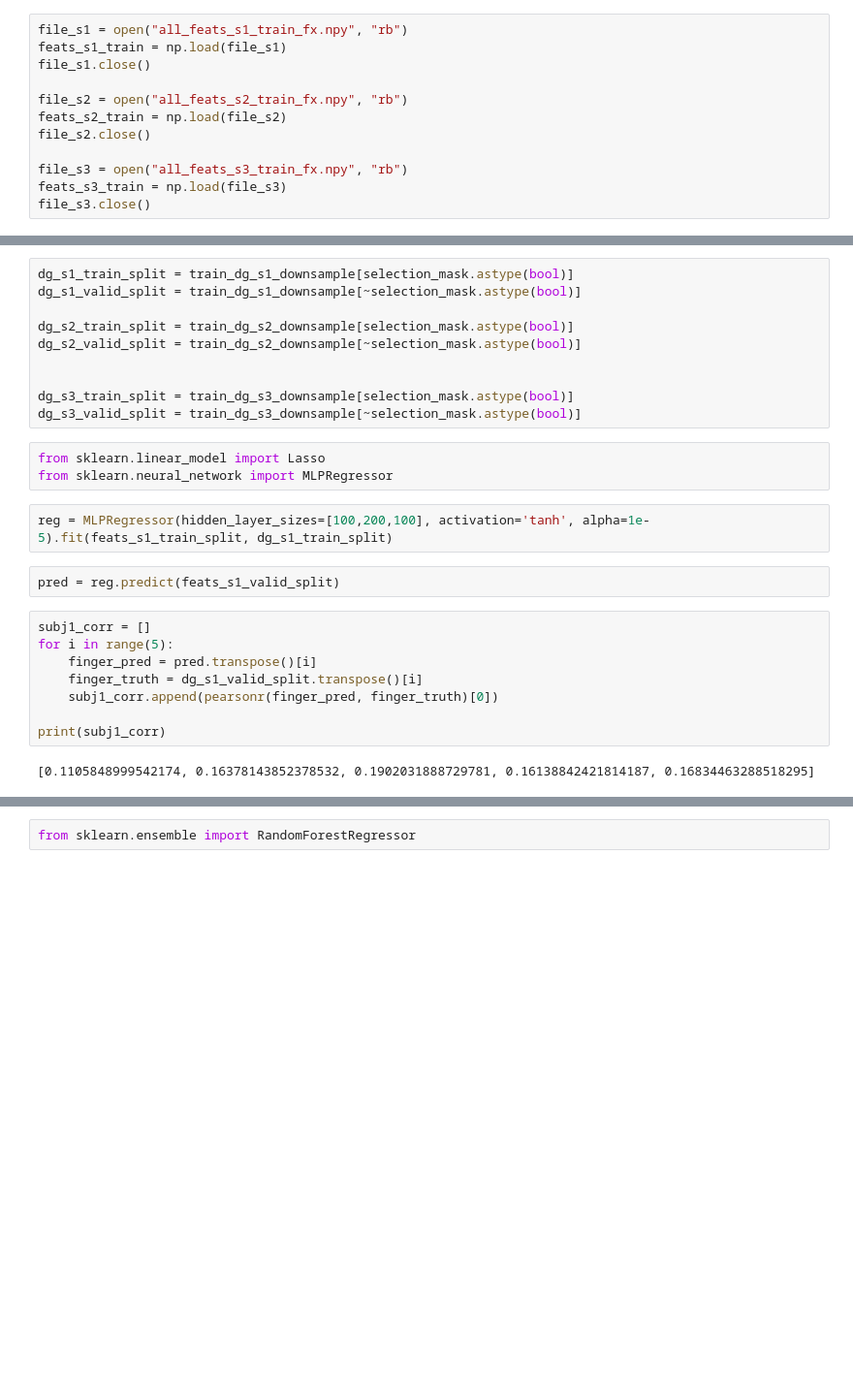
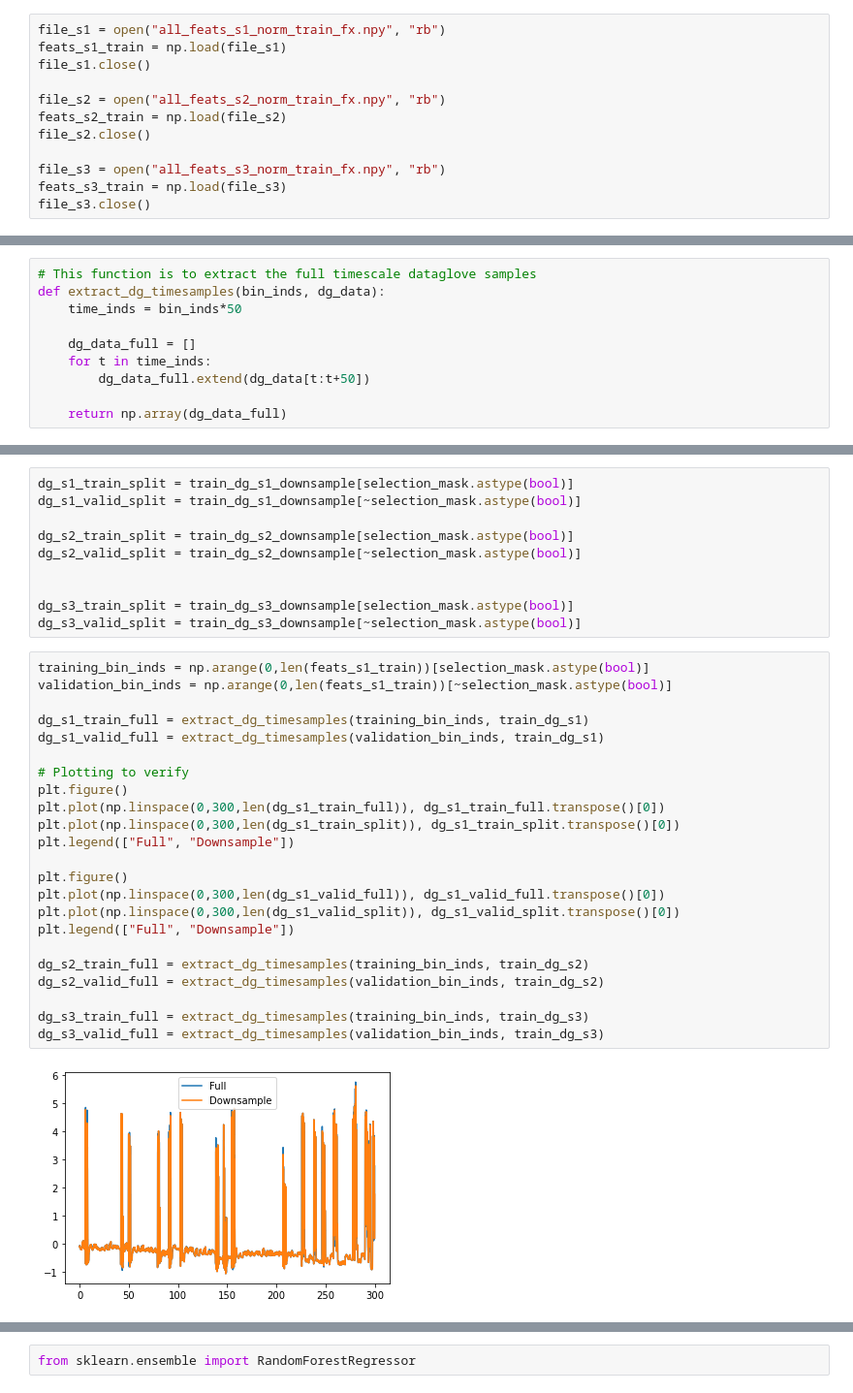
Before and after one commit to carlosaaguila/final_proj_BE521, a Jupyter notebook: regression_models_fredxu.ipynb, the cells around one changed output, grey strips where cells are left out. Shown: that part at 97% size. Drawn from its saved outputs; the diff is of its cells as text; blank space fills up the shorter version.

```diff
--- a/regression_models_fredxu.ipynb
+++ b/regression_models_fredxu.ipynb
@@ -25,14 +28,14 @@ train_dg_s3_downsample = train_dg_s3[::50][:-1]
 # print(feats_s1_train.shape)
 # plt.scatter(feats_s1_train[:,[0:]], train_dg_s1_downsample)
 # %%
-file_s1 = open("all_feats_s1_train_fx.npy", "rb")
+file_s1 = open("all_feats_s1_norm_train_fx.npy", "rb")
 feats_s1_train = np.load(file_s1)
 file_s1.close()
 
-file_s2 = open("all_feats_s2_train_fx.npy", "rb")
+file_s2 = open("all_feats_s2_norm_train_fx.npy", "rb")
 feats_s2_train = np.load(file_s2)
 file_s2.close()
 
-file_s3 = open("all_feats_s3_train_fx.npy", "rb")
+file_s3 = open("all_feats_s3_norm_train_fx.npy", "rb")
 feats_s3_train = np.load(file_s3)
 file_s3.close()
@@ -43,3 +80,13 @@ selection_mask[train_inds] = 1
+# %%
+# This function is to extract the full timescale dataglove samples
+def extract_dg_timesamples(bin_inds, dg_data):
+    time_inds = bin_inds*50
+
+    dg_data_full = []
+    for t in time_inds:
+        dg_data_full.extend(dg_data[t:t+50])
+
+    return np.array(dg_data_full)
 # %%
 feats_s1_train_split = feats_s1_train[selection_mask.astype(bool)]
 feats_s1_valid_split = feats_s1_train[~selection_mask.astype(bool)]
@@ -75,20 +122,28 @@ dg_s2_valid_split = train_dg_s2_downsample[~selection_mask.astype(bool)]
 
 dg_s3_train_split = train_dg_s3_downsample[selection_mask.astype(bool)]
 dg_s3_valid_split = train_dg_s3_downsample[~selection_mask.astype(bool)]
-# %%
-from sklearn.linear_model import Lasso
-from sklearn.neural_network import MLPRegressor
-# %%
-reg = MLPRegressor(hidden_layer_sizes=[100,200,100], activation='tanh', alpha=1e-5).fit(feats_s1_train_split, dg_s1_train_split)
-# %%
-pred = reg.predict(feats_s1_valid_split)
-# %%
-subj1_corr = []
-for i in range(5):
-    finger_pred = pred.transpose()[i]
-    finger_truth = dg_s1_valid_split.transpose()[i]
-    subj1_corr.append(pearsonr(finger_pred, finger_truth)[0])
-
-print(subj1_corr)
-# %% [output]
-[0.1105848999542174, 0.16378143852378532, 0.1902031888729781, 0.16138842421814187, 0.16834463288518295]
+# %%
+training_bin_inds = np.arange(0,len(feats_s1_train))[selection_mask.astype(bool)]
+validation_bin_inds = np.arange(0,len(feats_s1_train))[~selection_mask.astype(bool)]
+
+dg_s1_train_full = extract_dg_timesamples(training_bin_inds, train_dg_s1)
+dg_s1_valid_full = extract_dg_timesamples(validation_bin_inds, train_dg_s1)
+
+# Plotting to verify
+plt.figure()
+plt.plot(np.linspace(0,300,len(dg_s1_train_full)), dg_s1_train_full.transpose()[0])
+plt.plot(np.linspace(0,300,len(dg_s1_train_split)), dg_s1_train_split.transpose()[0])
+plt.legend(["Full", "Downsample"])
+
+plt.figure()
+plt.plot(np.linspace(0,300,len(dg_s1_valid_full)), dg_s1_valid_full.transpose()[0])
+plt.plot(np.linspace(0,300,len(dg_s1_valid_split)), dg_s1_valid_split.transpose()[0])
+plt.legend(["Full", "Downsample"])
+
+dg_s2_train_full = extract_dg_timesamples(training_bin_inds, train_dg_s2)
+dg_s2_valid_full = extract_dg_timesamples(validation_bin_inds, train_dg_s2)
+
+dg_s3_train_full = extract_dg_timesamples(training_bin_inds, train_dg_s3)
+dg_s3_valid_full = extract_dg_timesamples(validation_bin_inds, train_dg_s3)
+# %% [output]
+[figure, added]
```
Also changed, not shown: parts of 31 cells of this notebook, 7 other files.
